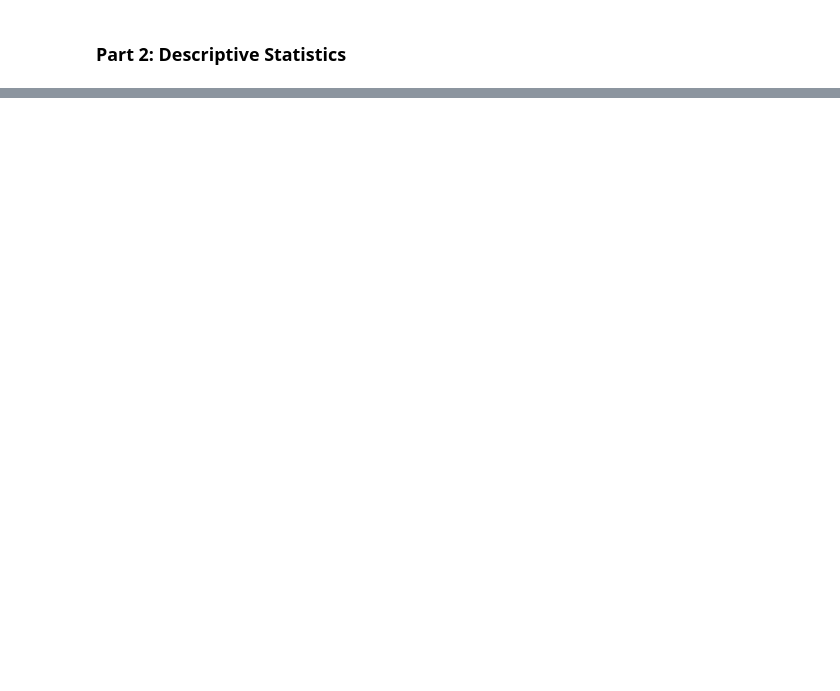
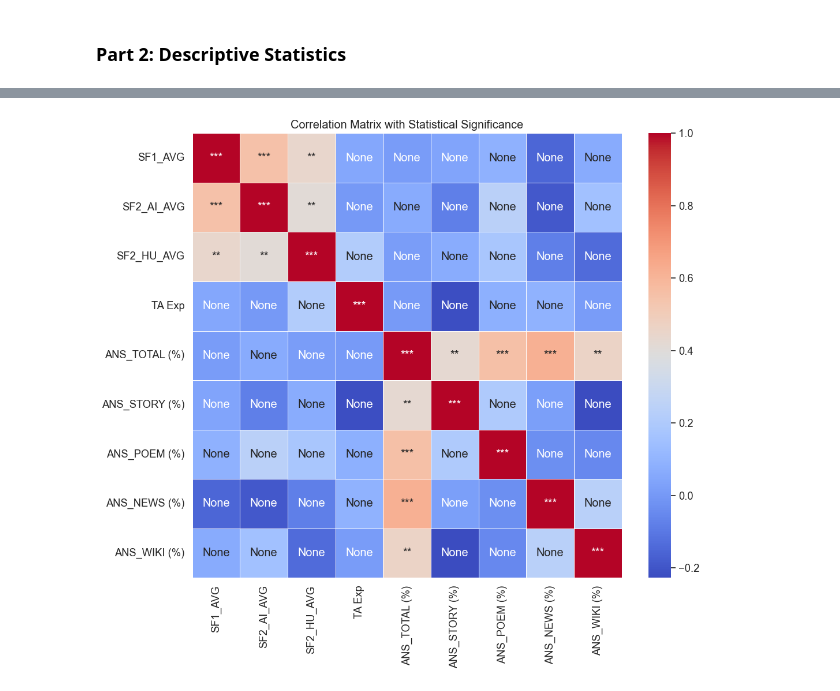
Before and after one commit to ZenithO-o/AI-Detection-Survey, a Jupyter notebook: data_analysis.ipynb, the cells around one changed output, grey strips where cells are left out. Cells and saved outputs as stored; diff of their text form; code cells hidden in the pictures; blank space fills up the shorter version.

Commit message:
heatmap

```diff
--- a/data_analysis.ipynb
+++ b/data_analysis.ipynb
@@ -235,3 +235,27 @@ Correlation Matrix w/ Stastical Signicance (*=0.05, **=0.01, ***=0.001):
 | ANS_POEM (%) | 0.09 | 0.24 | 0.18 | 0.08 | 0.55*** | 0.2 | 1.0*** | -0.04 | ... |
 | ANS_NEWS (%) | -0.16 | -0.19 | -0.08 | 0.09 | 0.62*** | 0.02 | -0.04 | 1.0*** | ... |
 | ANS_WIKI (%) | 0.06 | 0.15 | -0.14 | 0.01 | 0.46** | -0.23 | -0.05 | 0.24 | ... |
+# %%
+import seaborn as sns
+import matplotlib.pyplot as plt
+import pandas as pd
+import numpy as np
+from scipy.stats import pearsonr
+from scipy.stats import ttest_1samp
+
+rho = df[data_cols].corr()
+
+pval = df[data_cols].corr(method=lambda x, y: pearsonr(x, y)[1]) - np.eye(*rho.shape)
+
+significance = pval.applymap(lambda x: ''.join(['*' for t in [.05, .01, .001] if x <= t]))
+
+coefficients = rho.applymap(lambda x: float(x))
+significance_indicators = significance.applymap(lambda x: x[-3:] if x else None)
+
+plt.figure(figsize=(12, 10))
+sns.set(font_scale=1.2)
+sns.heatmap(coefficients, annot=significance_indicators, cmap='coolwarm', fmt='', linewidths=.5)
+plt.title('Correlation Matrix with Statistical Significance')
+plt.show()
+# %% [output]
+[figure, added]
```
Also changed, not shown: parts of 1 cell of this notebook, 2 other files.
